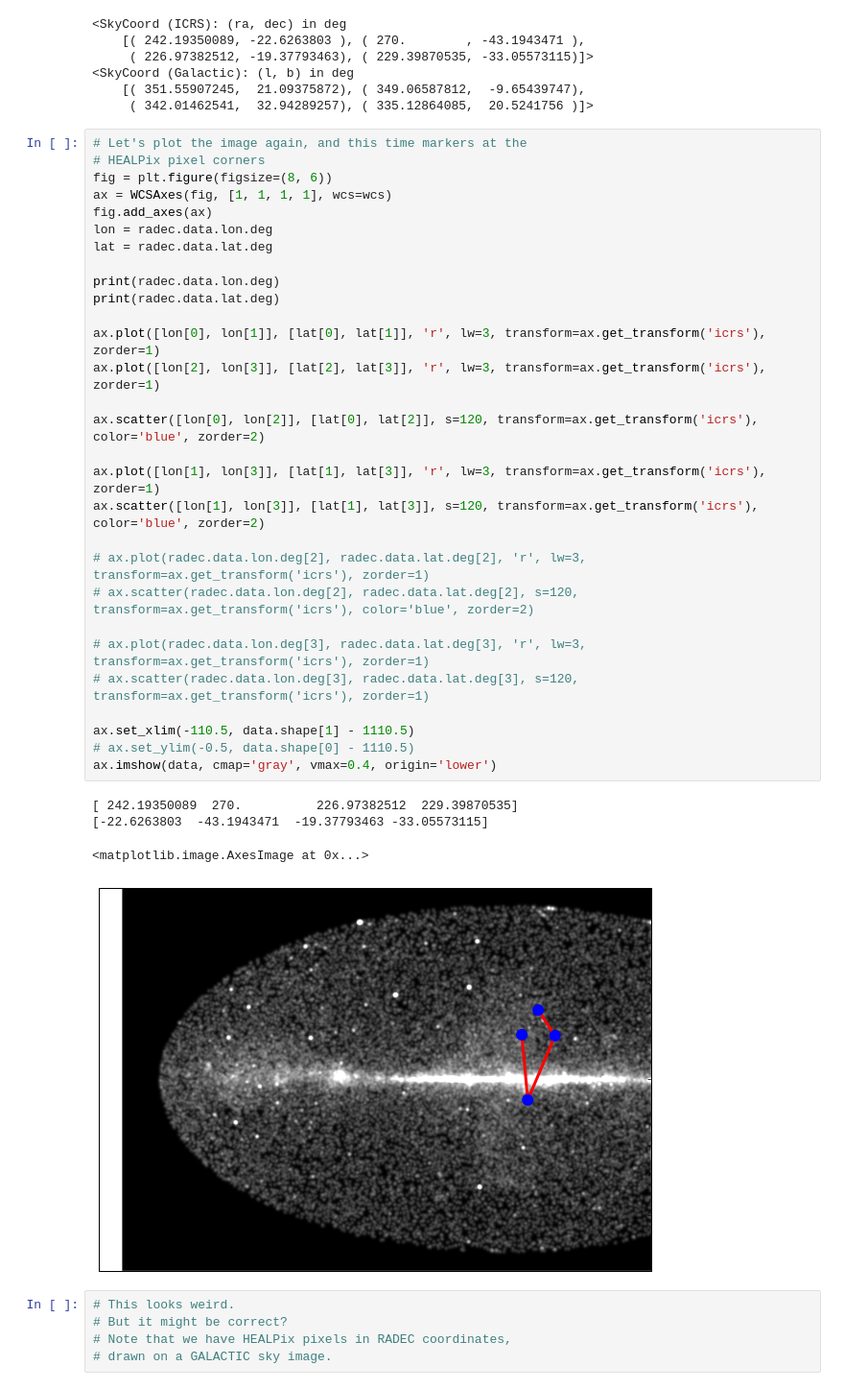
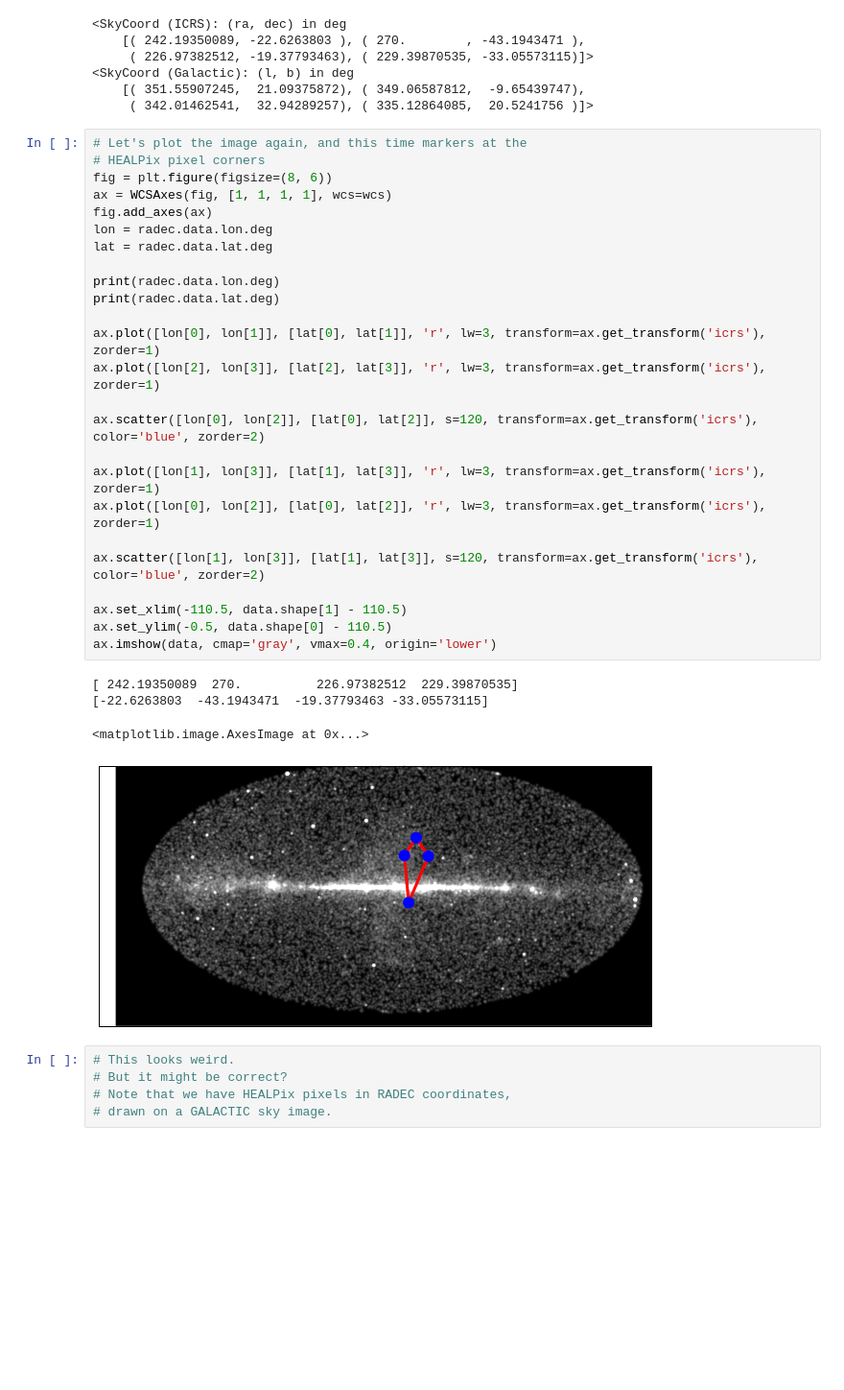
Before and after one commit to adl1995/HIPS-to-Py, a Jupyter notebook: examples/draw-healpix-stuff.ipynb, the cells around one changed output. Shown at 96% size. Drawn from its saved outputs; the diff is of its cells as text; blank space fills up the shorter version.

```diff
--- a/examples/draw-healpix-stuff.ipynb
+++ b/examples/draw-healpix-stuff.ipynb
@@ -95,37 +95,33 @@ print(radec.galactic)
 # %%
 # Let's plot the image again, and this time markers at the
 # HEALPix pixel corners
 fig = plt.figure(figsize=(8, 6))
 ax = WCSAxes(fig, [1, 1, 1, 1], wcs=wcs)
 fig.add_axes(ax)
 lon = radec.data.lon.deg
 lat = radec.data.lat.deg
 
 print(radec.data.lon.deg)
 print(radec.data.lat.deg)
 
 ax.plot([lon[0], lon[1]], [lat[0], lat[1]], 'r', lw=3, transform=ax.get_transform('icrs'), zorder=1)
 ax.plot([lon[2], lon[3]], [lat[2], lat[3]], 'r', lw=3, transform=ax.get_transform('icrs'), zorder=1)
 
 ax.scatter([lon[0], lon[2]], [lat[0], lat[2]], s=120, transform=ax.get_transform('icrs'), color='blue', zorder=2)
 
 ax.plot([lon[1], lon[3]], [lat[1], lat[3]], 'r', lw=3, transform=ax.get_transform('icrs'), zorder=1)
+ax.plot([lon[0], lon[2]], [lat[0], lat[2]], 'r', lw=3, transform=ax.get_transform('icrs'), zorder=1)
+
 ax.scatter([lon[1], lon[3]], [lat[1], lat[3]], s=120, transform=ax.get_transform('icrs'), color='blue', zorder=2)
 
-# ax.plot(radec.data.lon.deg[2], radec.data.lat.deg[2], 'r', lw=3, transform=ax.get_transform('icrs'), zorder=1)
-# ax.scatter(radec.data.lon.deg[2], radec.data.lat.deg[2], s=120, transform=ax.get_transform('icrs'), color='blue', zorder=2)
-
-# ax.plot(radec.data.lon.deg[3], radec.data.lat.deg[3], 'r', lw=3, transform=ax.get_transform('icrs'), zorder=1)
-# ax.scatter(radec.data.lon.deg[3], radec.data.lat.deg[3], s=120, transform=ax.get_transform('icrs'), zorder=1)
-
-ax.set_xlim(-110.5, data.shape[1] - 1110.5)
-# ax.set_ylim(-0.5, data.shape[0] - 1110.5)
+ax.set_xlim(-110.5, data.shape[1] - 110.5)
+ax.set_ylim(-0.5, data.shape[0] - 110.5)
 ax.imshow(data, cmap='gray', vmax=0.4, origin='lower')
 # %% [output]
 [ 242.19350089  270.          226.97382512  229.39870535]
 [-22.6263803  -43.1943471  -19.37793463 -33.05573115]
 <matplotlib.image.AxesImage at 0x...>
-[figure, old version]
+[figure, new version]
 # %%
 # This looks weird.
 # But it might be correct?
```
